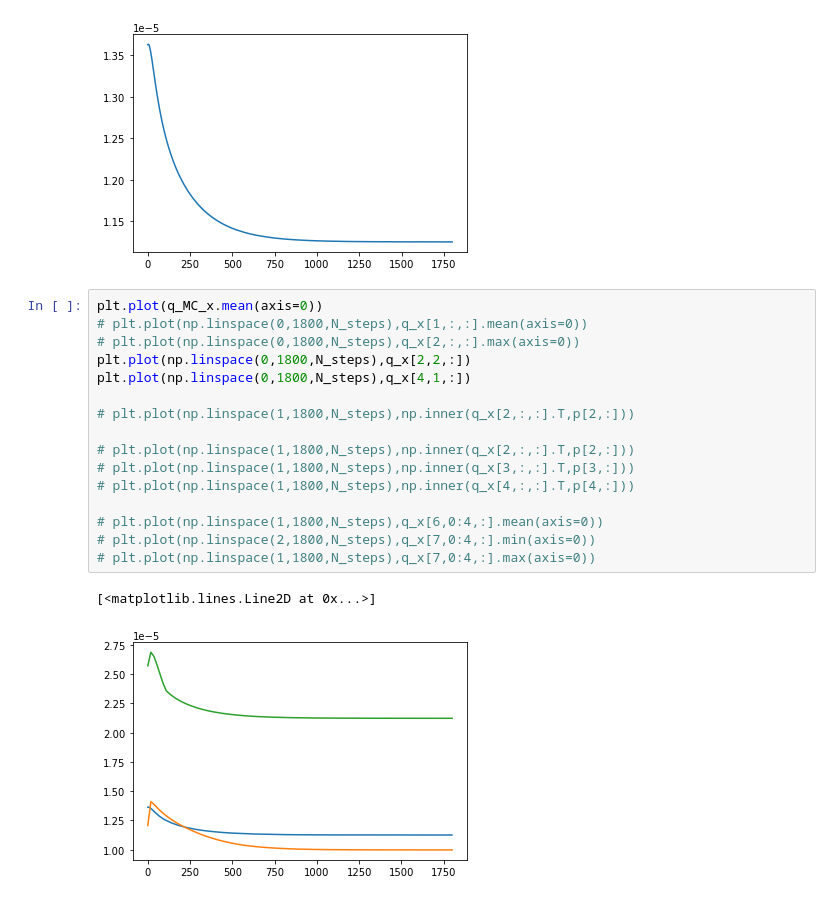
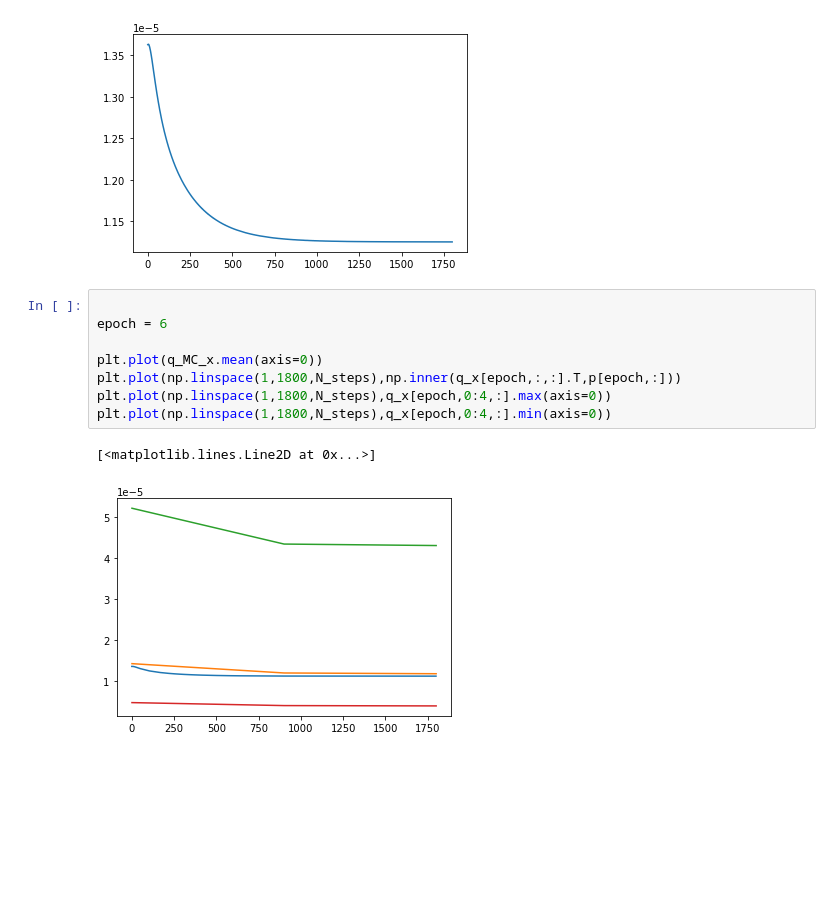
Before and after one commit to dbelivanis/Information-Theory-2, a Jupyter notebook: Optimization/check.ipynb, the cells around one changed output. Drawn from its saved outputs; the diff is of its cells as text; blank space fills up the shorter version.

```diff
--- a/Optimization/check.ipynb
+++ b/Optimization/check.ipynb
@@ -123,23 +94,15 @@ plt.plot(q_MC_x.mean(axis=0))
 # %% [output]
 [<matplotlib.lines.Line2D at 0x...>]
 [figure]
-# %%
-plt.plot(q_MC_x.mean(axis=0))
-# plt.plot(np.linspace(0,1800,N_steps),q_x[1,:,:].mean(axis=0))
-# plt.plot(np.linspace(0,1800,N_steps),q_x[2,:,:].max(axis=0))
-plt.plot(np.linspace(0,1800,N_steps),q_x[2,2,:])
-plt.plot(np.linspace(0,1800,N_steps),q_x[4,1,:])
-
-# plt.plot(np.linspace(1,1800,N_steps),np.inner(q_x[2,:,:].T,p[2,:]))
-
-# plt.plot(np.linspace(1,1800,N_steps),np.inner(q_x[2,:,:].T,p[2,:]))
-# plt.plot(np.linspace(1,1800,N_steps),np.inner(q_x[3,:,:].T,p[3,:]))
-# plt.plot(np.linspace(1,1800,N_steps),np.inner(q_x[4,:,:].T,p[4,:]))
-
-# plt.plot(np.linspace(1,1800,N_steps),q_x[6,0:4,:].mean(axis=0))
-# plt.plot(np.linspace(2,1800,N_steps),q_x[7,0:4,:].min(axis=0))
-# plt.plot(np.linspace(1,1800,N_steps),q_x[7,0:4,:].max(axis=0))
-# %% [output]
-[<matplotlib.lines.Line2D at 0x...>]
-[figure, removed]
+# %%
+
+epoch = 6
+
+plt.plot(q_MC_x.mean(axis=0))
+plt.plot(np.linspace(1,1800,N_steps),np.inner(q_x[epoch,:,:].T,p[epoch,:]))
+plt.plot(np.linspace(1,1800,N_steps),q_x[epoch,0:4,:].max(axis=0))
+plt.plot(np.linspace(1,1800,N_steps),q_x[epoch,0:4,:].min(axis=0))
+# %% [output]
+[<matplotlib.lines.Line2D at 0x...>]
+[figure, added]
 # %%
```
Also changed, not shown: parts of 14 cells of this notebook, 10 other files.
